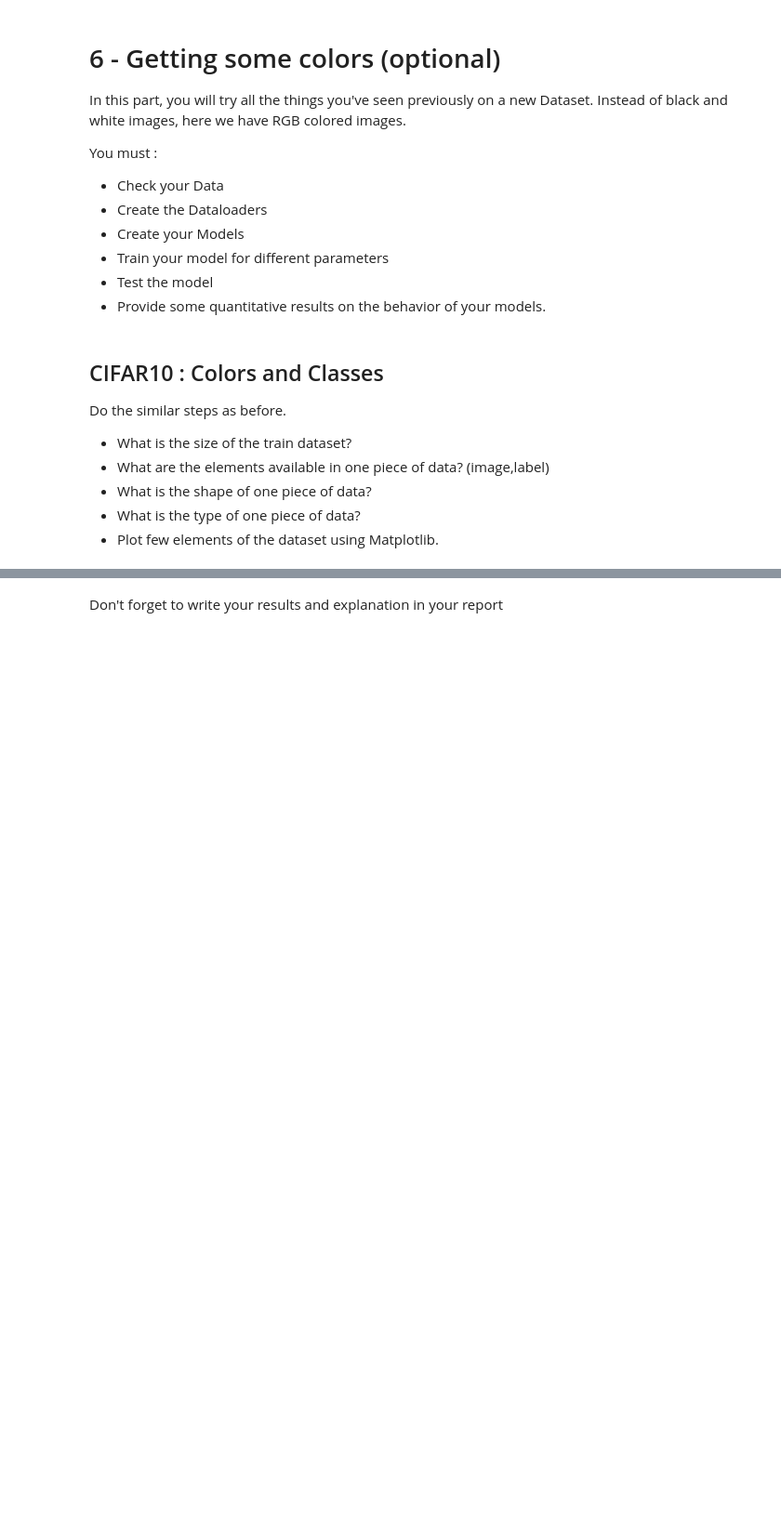
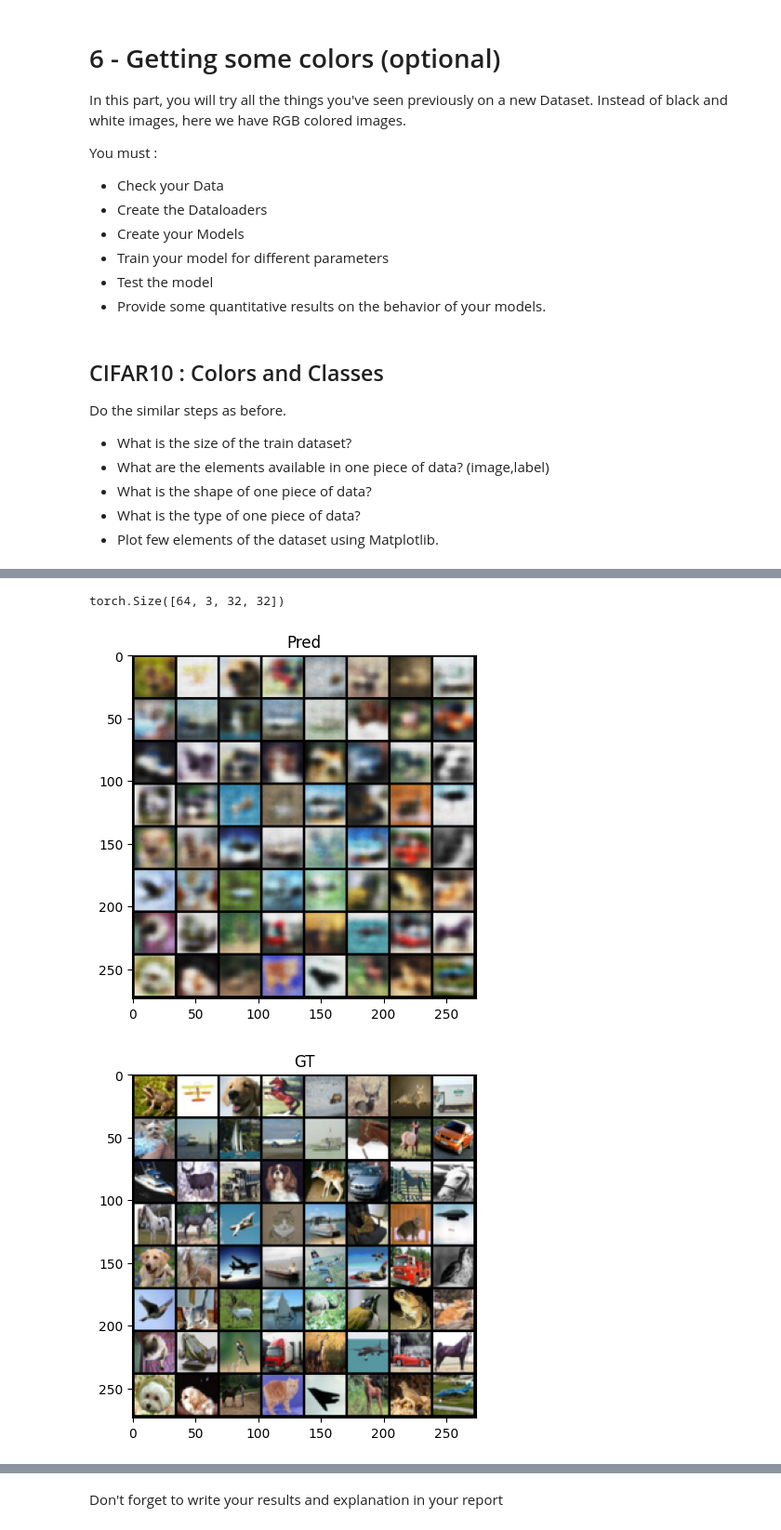
Before and after one commit to YounMars/DL_Projects, a Jupyter notebook: Deep Learning/Image compression using autoencoders: a deep learning task.ipynb, the cells around one changed output, grey strips where cells are left out. Shown at 93% size. Saved outputs shown, nothing was run; the diff lists cells and outputs as text; code cells hidden in the pictures; blank space fills up the shorter version.

```diff
--- a/Deep Learning/Image compression using autoencoders: a deep learning task.ipynb
+++ b/Deep Learning/Image compression using autoencoders: a deep learning task.ipynb
@@ -1234,0 +1309,12 @@ test_loader = DataLoader(dataset_test, batch_size=128, drop_last = True)
+# %%
+
+print(data[0].shape)
+outputs = outputs.view(64, 3, 32, 32)
+imshow(make_grid(outputs.detach().cpu()),'Pred')
+imshow(make_grid(data[0]),'GT')
+imshow(outputs[22].detach().cpu(),'Pred')
+imshow(data[0][22],'GT')
+# %% [output]
+torch.Size([64, 3, 32, 32])
+[figure, added]
+[figure, added]
```
Also changed, not shown: parts of 21 cells of this notebook, 1 other file.
